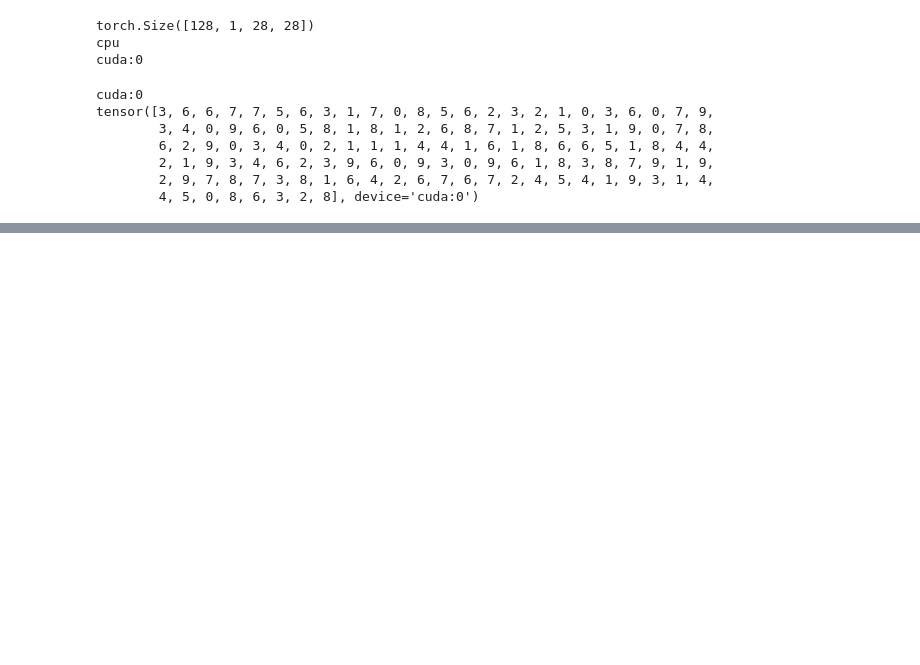
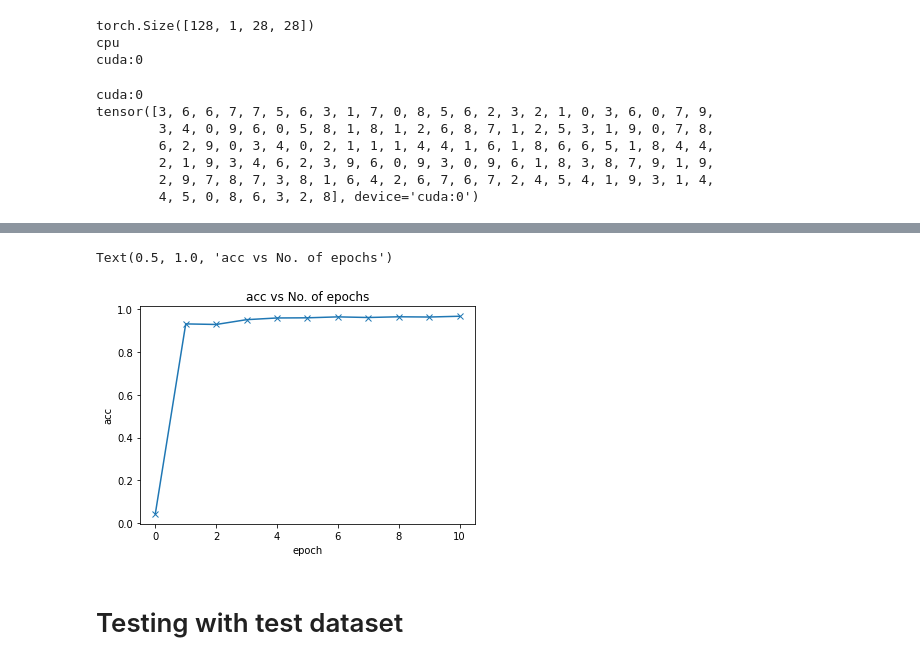
Before and after one commit to jarvis2991/pytorch, a Jupyter notebook: Deep_Neural_Network_on_GPU_PyTorch.ipynb, the cells around one changed output, grey strips where cells are left out. Cells and saved outputs as stored; diff of their text form; code cells hidden in the pictures; blank space fills up the shorter version.

```diff
--- a/Deep_Neural_Network_on_GPU_PyTorch.ipynb
+++ b/Deep_Neural_Network_on_GPU_PyTorch.ipynb
@@ -187,0 +299,11 @@ AttributeError: ignored
+# %%
+accs = [x['val_acc'] for x in history]
+plt.plot(accs, '-x')
+plt.xlabel('epoch')
+plt.ylabel('acc')
+plt.title('acc vs No. of epochs')
+# %% [output]
+Text(0.5, 1.0, 'acc vs No. of epochs')
+[figure, added]
+# %% [markdown]
+# Testing with test dataset
```
Also changed, not shown: parts of 22 cells of this notebook.
